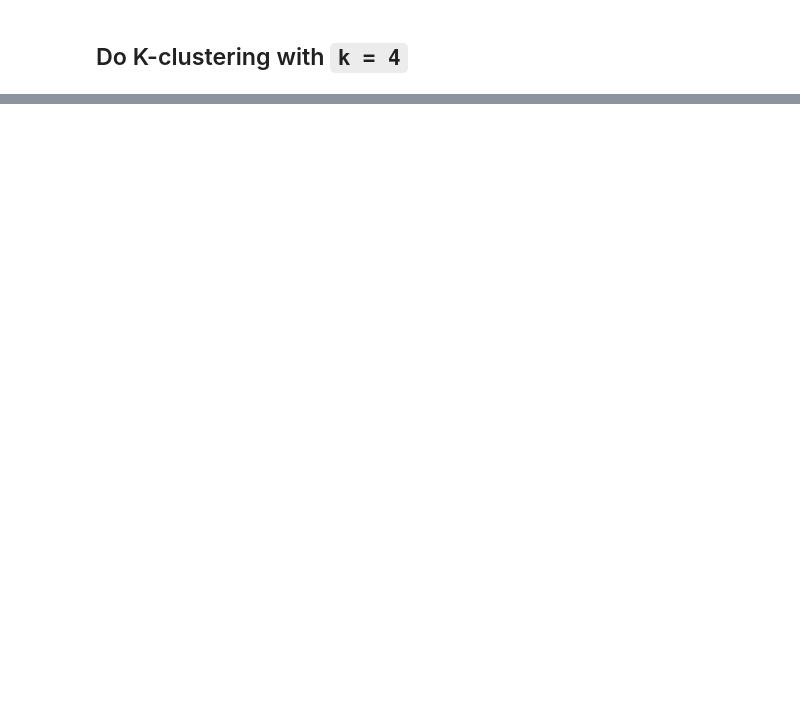
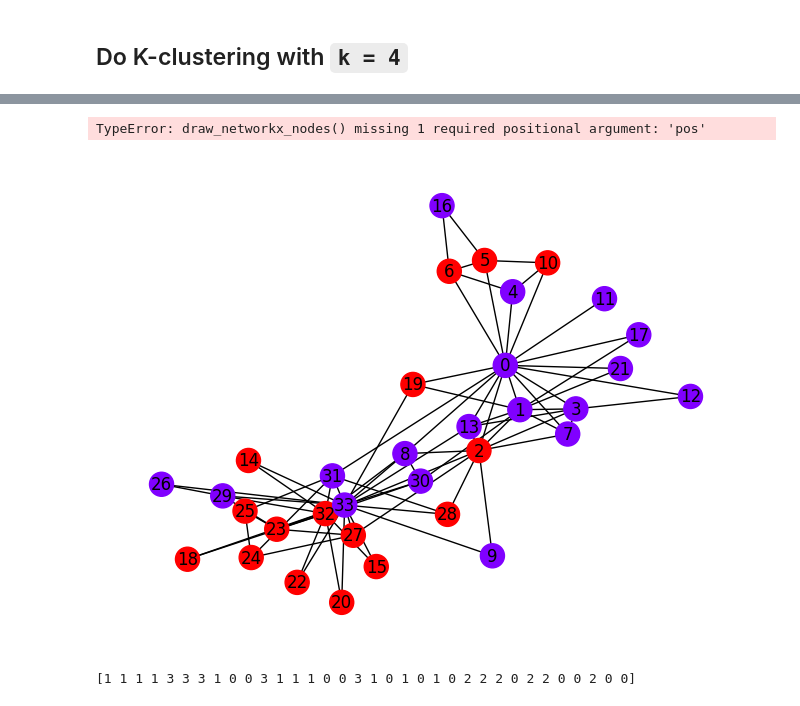
Before and after one commit to Anika-Roy/Exploring_Graph_Embeddings, a Jupyter notebook: deepwalkPyTorch.ipynb, the cells around one changed output, grey strips where cells are left out. Saved outputs shown, nothing was run; the diff lists cells and outputs as text; code cells hidden in the pictures; blank space fills up the shorter version.

```diff
--- a/deepwalkPyTorch.ipynb
+++ b/deepwalkPyTorch.ipynb
@@ -318,0 +343,21 @@ dw.plot_embeddings(2, gt)
+# %%
+# Do k clustering on the embeddings after tSNE to 2 dimensions
+embeddings = dw.get_embeddings()
+
+# dimensionality reduction to 2 dimensions using t-SNE for visualization
+embeddings = TSNE(n_components=2).fit_transform(embeddings)
+
+# Do k clustering on the embeddings after tSNE to 2 dimensions
+from sklearn.cluster import KMeans
+kmeans = KMeans(n_clusters=2, random_state=0).fit(embeddings)
+
+# Use the kmeans labels to color the nodes
+# and draw the network with those colors
+# Mark misclassified nodes with a black border
+nx.draw(G, with_labels=True, node_color=kmeans.labels_, cmap=plt.cm.rainbow)
+for node in G.nodes():
+    if G.nodes[node]['club'] != kmeans.labels_[node]:
+        nx.draw_networkx_nodes(G, nodelist=[node], node_color='black', node_size=300, alpha=0.8)
+# %% [output]
+TypeError: draw_networkx_nodes() missing 1 required positional argument: 'pos'
+[figure, added]
@@ -318,0 +371,4 @@ dw.plot_embeddings(2, gt)
+# %%
+print(labels)
+# %% [output]
+[1 1 1 1 3 3 3 1 0 0 3 1 1 1 0 0 3 1 0 1 0 1 0 2 2 2 0 2 2 0 0 2 0 0]
```
Also changed, not shown: parts of 13 cells of this notebook, 4 other files.
